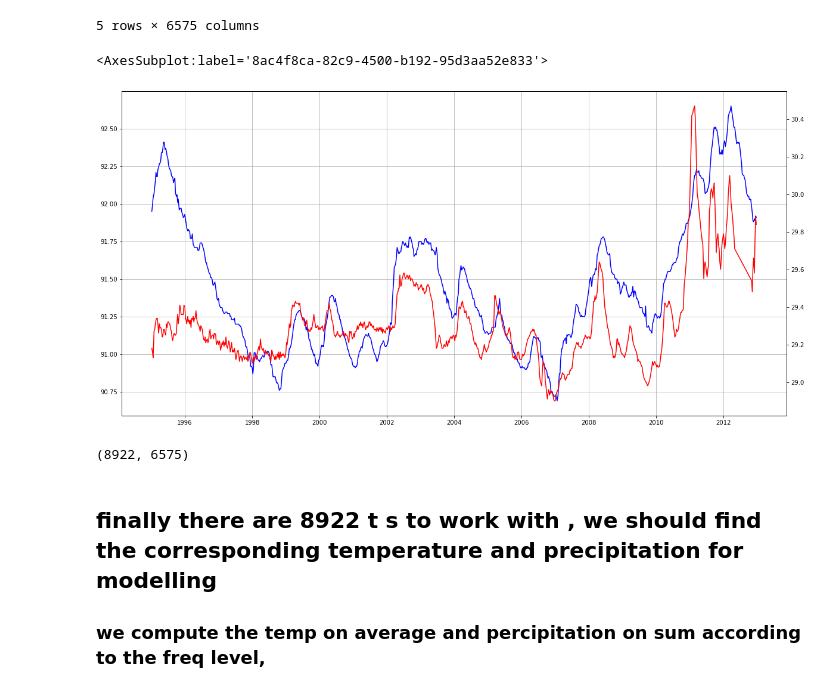
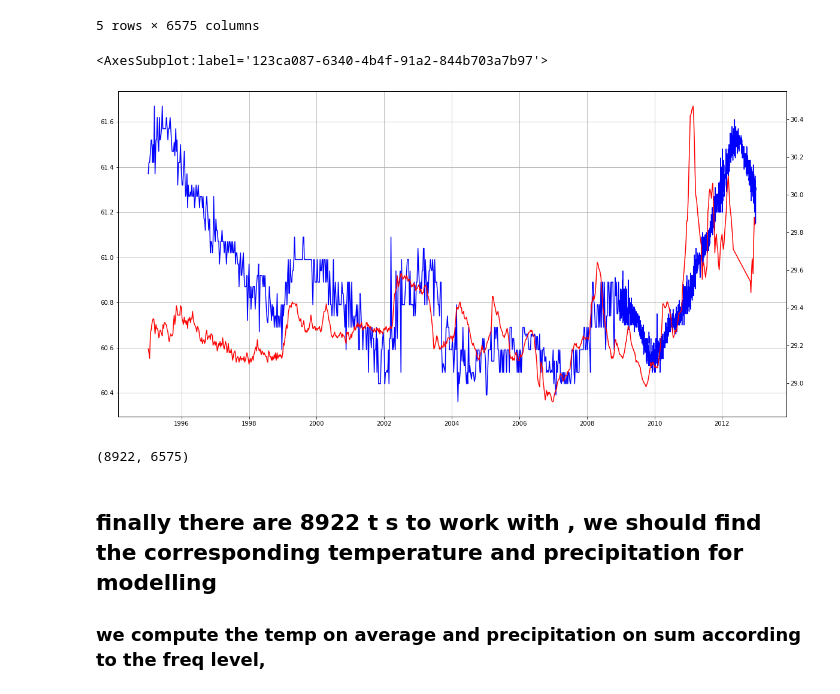
Before and after one commit to basem-AI/BGR_outlier_detection, a Jupyter notebook: filter_t_s.ipynb, the cells around one changed output. Drawn from its saved outputs; the diff is of its cells as text; code cells hidden in the pictures.

```diff
--- a/filter_t_s.ipynb
+++ b/filter_t_s.ipynb
@@ -279,11 +288,11 @@ high_freq_t_s.head()
 # %%
 plt.figure(figsize=(20,10))
 
-high_freq_t_s.iloc[100].dropna().plot(color='blue',grid=True)
+high_freq_t_s.iloc[5000].dropna().plot(color='blue',grid=True)
 high_freq_t_s.iloc[5].dropna().plot(color='red',grid=True, secondary_y=True)
 # %% [output]
-<AxesSubplot:label='8ac4f8ca-82c9-4500-b192-95d3aa52e833'>
+<AxesSubplot:label='123ca087-6340-4b4f-91a2-844b703a7b97'>
-[figure, old version]
+[figure, new version]
 # %%
 high_freq_t_s.shape
 # %% [output]
@@ -291,7 +300,7 @@ high_freq_t_s.shape
 # %% [markdown]
 ## finally there are 8922 t s to work with , we should find the corresponding temperature and precipitation for modelling
 
-### we compute the temp on average and percipitation on sum according to the freq level,
+### we compute the temp on average and precipitation on sum according to the freq level,
 # %%
 #####################''''''
 # %%
```
Also changed, not shown: parts of 17 cells of this notebook, 2 other files.
